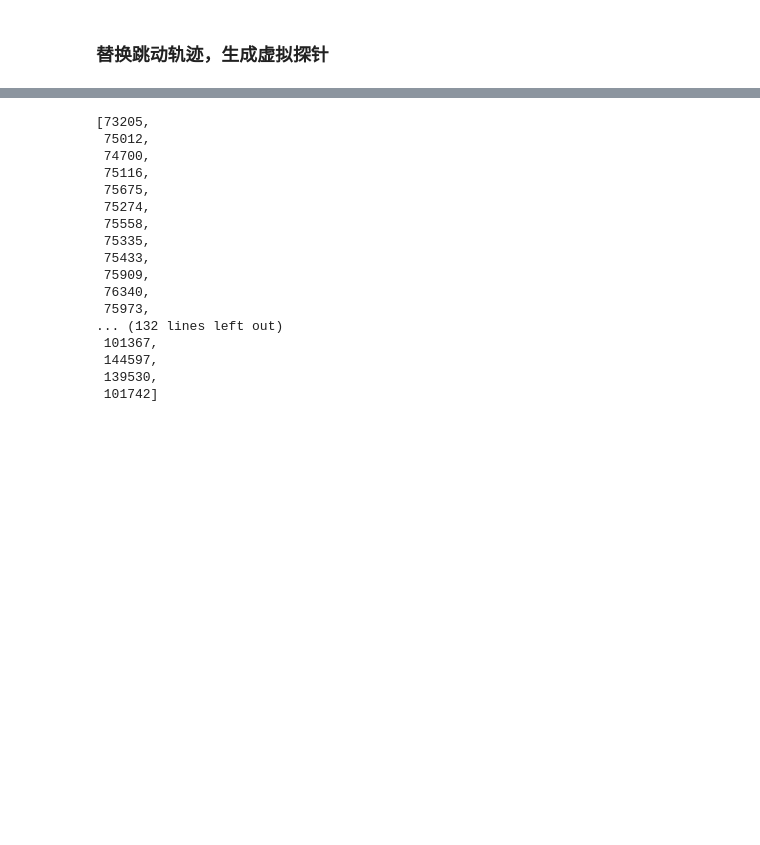
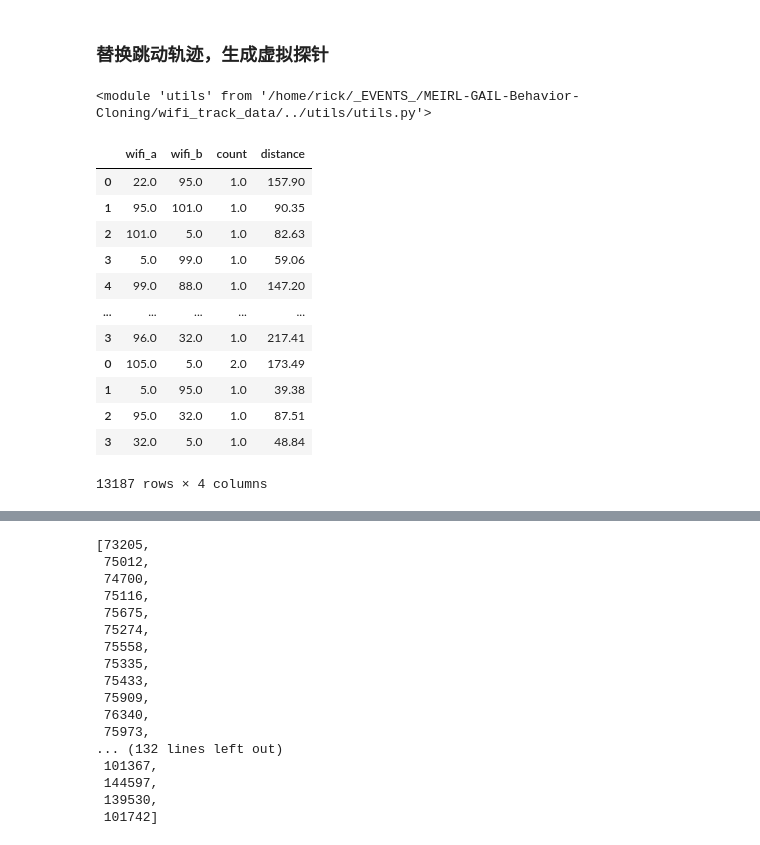
Before and after one commit to RickH-Arch/MEIRL-GAIL-Behavior-Cloning, a Jupyter notebook: wifi_track_data/wifi_track_data_clean_advanced.ipynb, the cells around one changed output, grey strips where cells are left out. Saved outputs shown, nothing was run; the diff lists cells and outputs as text; code cells hidden in the pictures; blank space fills up the shorter version.

```diff
--- a/wifi_track_data/wifi_track_data_clean_advanced.ipynb
+++ b/wifi_track_data/wifi_track_data_clean_advanced.ipynb
@@ -351,3 +351,46 @@ def GetFirstTrack(df):
         else:
             a_now = row.a
     return df[df.mark.apply(lambda x : False if x in del_list else True)]
+# %%
+reload(utils)
+# %% [output]
+<module 'utils' from '/home/rick/_EVENTS_/MEIRL-GAIL-Behavior-Cloning/wifi_track_data/../utils/utils.py'>
+# %%
+#获取每个mac的两两探针间的切换计数、探针距离
+
+df_count = pd.DataFrame({'wifi_a':[],'wifi_b':[],'count':[],'distance':[],'meanTime':[]})
+for mac in tqdm(mac_list):
+#for i in range(1):
+    #mac = mac_list[1]
+    df_now = df[df.m == mac]
+
+    last_track = 0
+    df_once = GetFirstTrack(df_now)
+    df_count_now = pd.DataFrame({'wifi_a':[],'wifi_b':[],'count':[],'distance':[],'meanTime':[]})
+    #get df_count
+    for index,row in df_once.iterrows():
+        if last_track == 0:
+            last_track = row.a
+            continue
+
+        df_count_now = utils.AddTrackCoupleToDf(df_count_now,last_track,row.a)
+        last_track = row.a
+
+    #concat df_count
+    df_count = pd.concat([df_count,df_count_now],axis=0)
+
+df_count
+# %% [output]
+|  | wifi_a | wifi_b | count | distance |
+| 0 | 22.0 | 95.0 | 1.0 | 157.90 |
+| 1 | 95.0 | 101.0 | 1.0 | 90.35 |
+| 2 | 101.0 | 5.0 | 1.0 | 82.63 |
+| 3 | 5.0 | 99.0 | 1.0 | 59.06 |
+| 4 | 99.0 | 88.0 | 1.0 | 147.20 |
+| ... | ... | ... | ... | ... |
+| 3 | 96.0 | 32.0 | 1.0 | 217.41 |
+| 0 | 105.0 | 5.0 | 2.0 | 173.49 |
+| 1 | 5.0 | 95.0 | 1.0 | 39.38 |
+| 2 | 95.0 | 32.0 | 1.0 | 87.51 |
+| 3 | 32.0 | 5.0 | 1.0 | 48.84 |
+13187 rows × 4 columns
```
Also changed, not shown: parts of 10 cells of this notebook, 1 other file.
